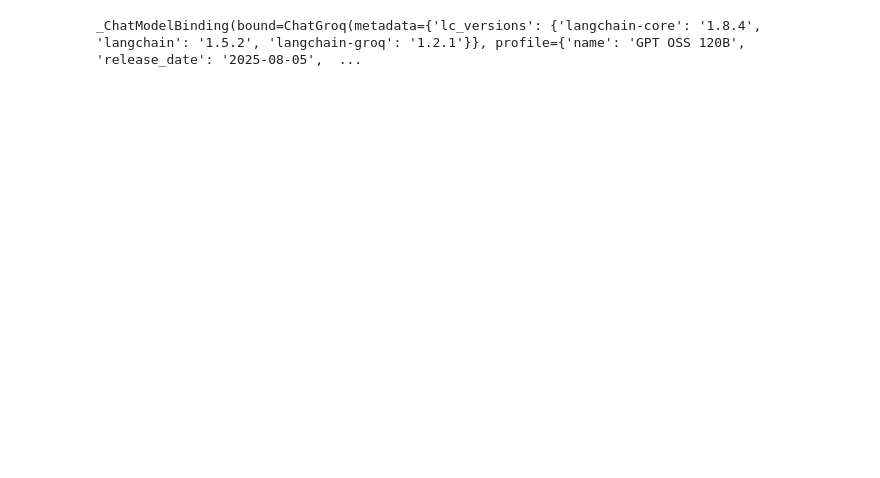
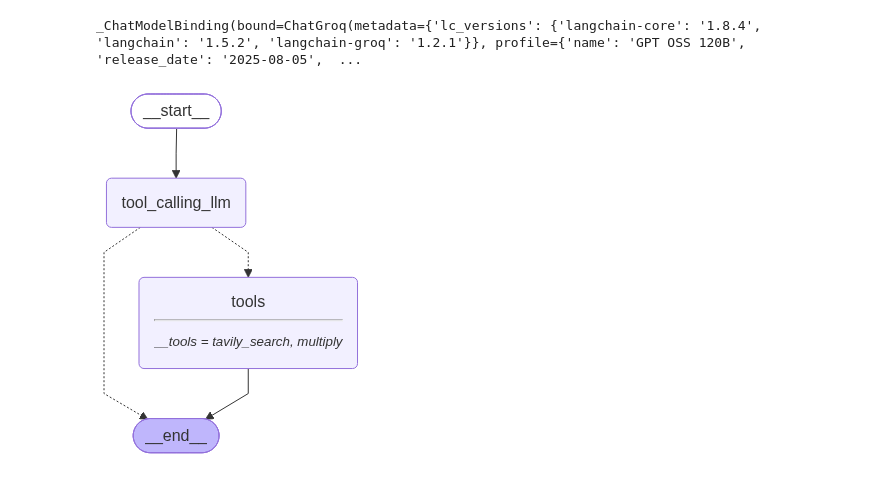
Before and after one commit to MusabZafar/langchain, a Jupyter notebook: basicChatBot/chatbot.ipynb, the cells around one changed output. Cells and saved outputs as stored; diff of their text form; code cells hidden in the pictures; blank space fills up the shorter version.

```diff
--- a/basicChatBot/chatbot.ipynb
+++ b/basicChatBot/chatbot.ipynb
@@ -127,26 +127,30 @@ class State(TypedDict):
 # %%
 from langgraph.graph import StateGraph, START, END
 from langgraph.prebuilt import ToolNode
 from langgraph.prebuilt import tools_condition
 
 ## Node definition
 def tool_calling_llm(state: State):
     return {"messages": [llm_with_tool.invoke(state["messages"])]}
 
 ## Graph
 builder = StateGraph(State)
 builder.add_node("tool_calling_llm", tool_calling_llm)
 builder.add_node("tools", ToolNode(tools))
 
 ## Add Edges
 builder.add_edge(START, "tool_calling_llm")
 builder.add_conditional_edges(
     "tool_calling_llm",
     # If the latest message (result) from assistant is a tool call -> tools_condition routes to tools
     # If the latest message (result) from assistant is not a tool call -> tools_condition routes to END
     tools_condition
 )
 builder.add_edge("tools", END)
 
 ## Compile
 graph = builder.compile()
+
+display(Image(graph.get_graph().draw_mermaid_png()))
+# %% [output]
+[figure, added]
```
Also changed, not shown: parts of 11 cells of this notebook.
